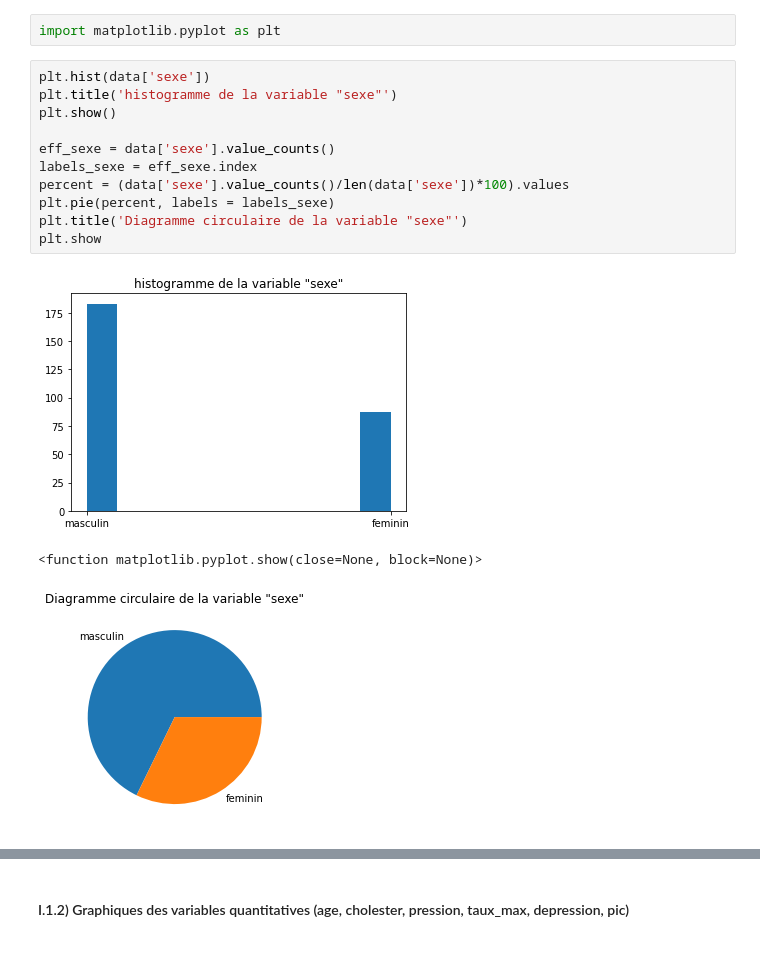
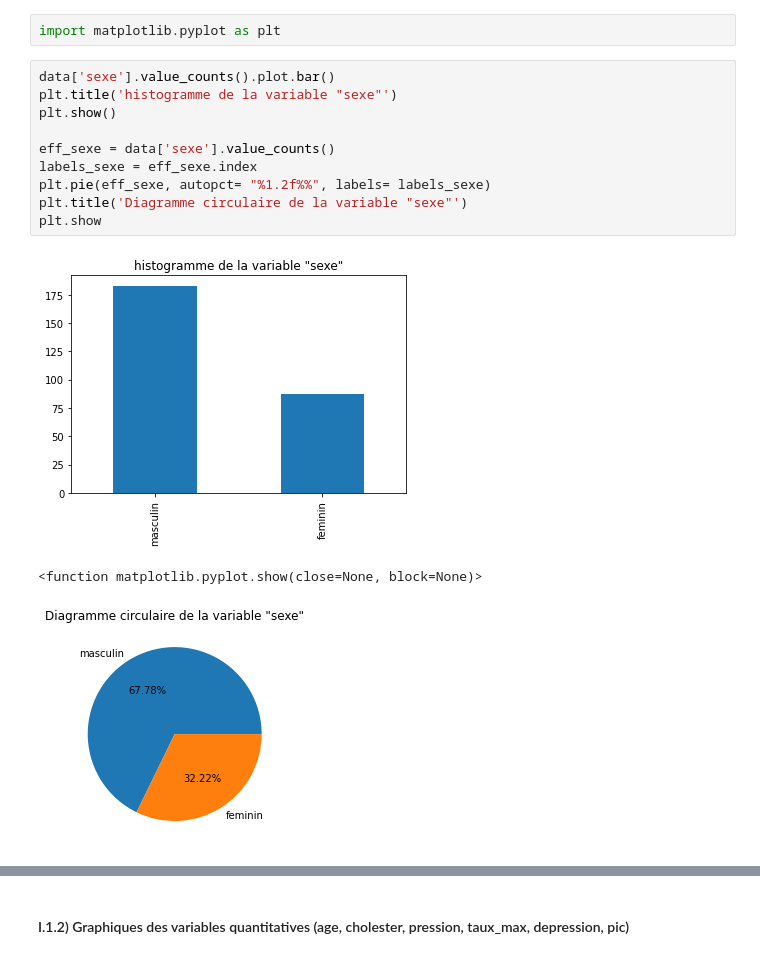
Before and after one commit to Donald1507/matplotlib-seaborn, a Jupyter notebook: Veille Matplotlib.pyplot .ipynb, the cells around one changed output, grey strips where cells are left out. Saved outputs shown, nothing was run; the diff lists cells and outputs as text.

```diff
--- a/Veille Matplotlib.pyplot .ipynb
+++ b/Veille Matplotlib.pyplot .ipynb
@@ -46,18 +47,17 @@ quali = ['sexe','sucre','electro','angine','vaisseau','coeur']
 # %%
 import matplotlib.pyplot as plt
 # %%
-plt.hist(data['sexe'])
+data['sexe'].value_counts().plot.bar()
 plt.title('histogramme de la variable "sexe"')
 plt.show()
 
 eff_sexe = data['sexe'].value_counts()
 labels_sexe = eff_sexe.index
-percent = (data['sexe'].value_counts()/len(data['sexe'])*100).values
-plt.pie(percent, labels = labels_sexe)
+plt.pie(eff_sexe, autopct= "%1.2f%%", labels= labels_sexe)
 plt.title('Diagramme circulaire de la variable "sexe"')
 plt.show
 # %% [output]
-[figure, old version]
+[figure, new version]
 <function matplotlib.pyplot.show(close=None, block=None)>
-[figure, old version]
+[figure, new version]
 # %%
```
Also changed, not shown: parts of 45 cells of this notebook.
